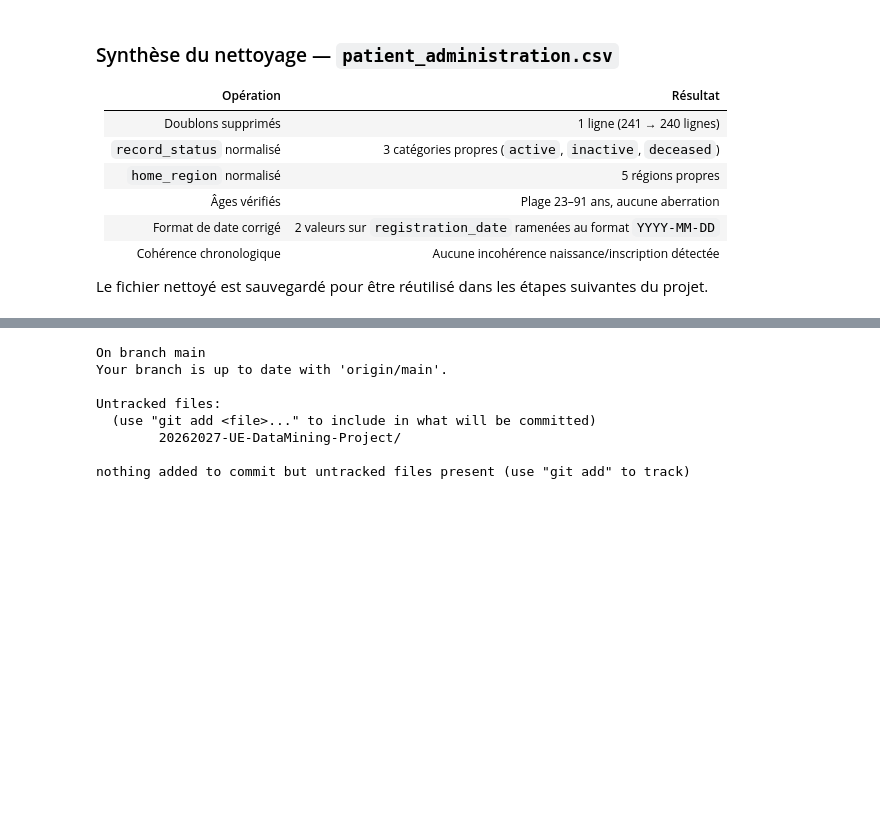
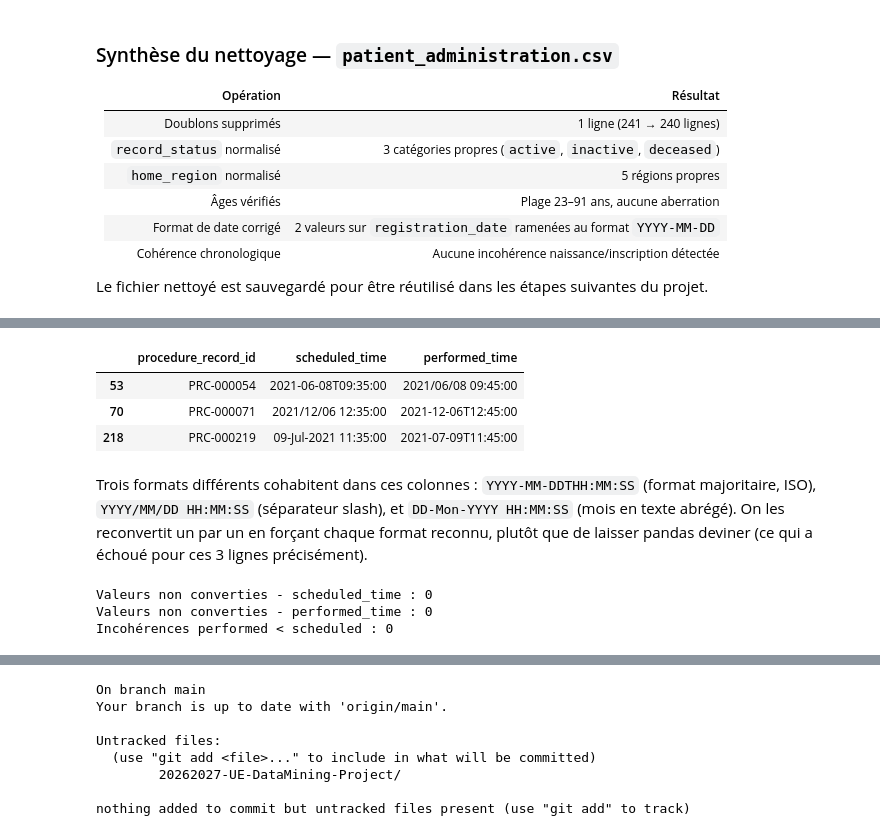
Before and after one commit to Sheik-info/20262027-UE-DataMining-Project, a Jupyter notebook: Base_notebook_to_complete.ipynb, the cells around one changed output, grey strips where cells are left out. Saved outputs shown, nothing was run; the diff lists cells and outputs as text; code cells hidden in the pictures; blank space fills up the shorter version.

```diff
--- a/Base_notebook_to_complete.ipynb
+++ b/Base_notebook_to_complete.ipynb
@@ -267,0 +322,7 @@ pa.to_csv('data/health/patient_administration_clean.csv', index=False)
+# %%
+# Normalisation en minuscules
+cp['authorization_class'] = cp['authorization_class'].str.lower()
+cp['outcome_code'] = cp['outcome_code'].str.lower()
+
+print(f"authorization_class -> {cp['authorization_class'].unique()}")
+print(f"outcome_code -> {cp['outcome_code'].unique()}")
@@ -267,0 +340,8 @@ pa.to_csv('data/health/patient_administration_clean.csv', index=False)
+# %%
+import re
+
+# Suppression des espaces multiples et des espaces en début/fin de chaîne
+cp['procedure_description'] = cp['procedure_description'].str.strip().apply(lambda s: re.sub(r'\s+', ' ', s))
+
+# Vérification : chaque procedure_code ne doit plus avoir qu'une seule description
+print(cp.groupby('procedure_code')['procedure_description'].unique())
@@ -267,0 +362,39 @@ pa.to_csv('data/health/patient_administration_clean.csv', index=False)
+# %%
+cp['scheduled_time_dt'] = pd.to_datetime(cp['scheduled_time'], errors='coerce')
+cp['performed_time_dt'] = pd.to_datetime(cp['performed_time'], errors='coerce')
+
+anomalies = cp[cp['scheduled_time_dt'].isna() | cp['performed_time_dt'].isna()]
+anomalies[['procedure_record_id', 'scheduled_time', 'performed_time']]
+# %% [output]
+|  | procedure_record_id | scheduled_time | performed_time |
+| 53 | PRC-000054 | 2021-06-08T09:35:00 | 2021/06/08 09:45:00 |
+| 70 | PRC-000071 | 2021/12/06 12:35:00 | 2021-12-06T12:45:00 |
+| 218 | PRC-000219 | 09-Jul-2021 11:35:00 | 2021-07-09T11:45:00 |
+# %% [markdown]
+Trois formats différents cohabitent dans ces colonnes : `YYYY-MM-DDTHH:MM:SS` (format majoritaire, ISO), `YYYY/MM/DD HH:MM:SS` (séparateur slash), et `DD-Mon-YYYY HH:MM:SS` (mois en texte abrégé). On les reconvertit un par un en forçant chaque format reconnu, plutôt que de laisser pandas deviner (ce qui a échoué pour ces 3 lignes précisément).
+# %%
+def parse_mixed_datetime(s):
+    for fmt in ('%Y-%m-%dT%H:%M:%S', '%Y/%m/%d %H:%M:%S', '%d-%b-%Y %H:%M:%S'):
+        try:
+            return pd.to_datetime(s, format=fmt)
+        except ValueError:
+            continue
+    return pd.NaT  # aucun format reconnu
+
+cp['scheduled_time'] = cp['scheduled_time'].apply(parse_mixed_datetime)
+cp['performed_time'] = cp['performed_time'].apply(parse_mixed_datetime)
+
+# On supprime les colonnes temporaires de diagnostic
+cp = cp.drop(columns=['scheduled_time_dt', 'performed_time_dt'])
+
+# Vérification : plus aucune valeur manquante après reconversion
+print(f"Valeurs non converties - scheduled_time : {cp['scheduled_time'].isna().sum()}")
+print(f"Valeurs non converties - performed_time : {cp['performed_time'].isna().sum()}")
+
+# Vérification de cohérence logique : la procédure ne peut pas être réalisée avant d'être programmée
+incoherent = cp[cp['performed_time'] < cp['scheduled_time']]
+print(f"Incohérences performed < scheduled : {len(incoherent)}")
+# %% [output]
+Valeurs non converties - scheduled_time : 0
+Valeurs non converties - performed_time : 0
+Incohérences performed < scheduled : 0
```
Also changed, not shown: parts of 16 cells of this notebook.
